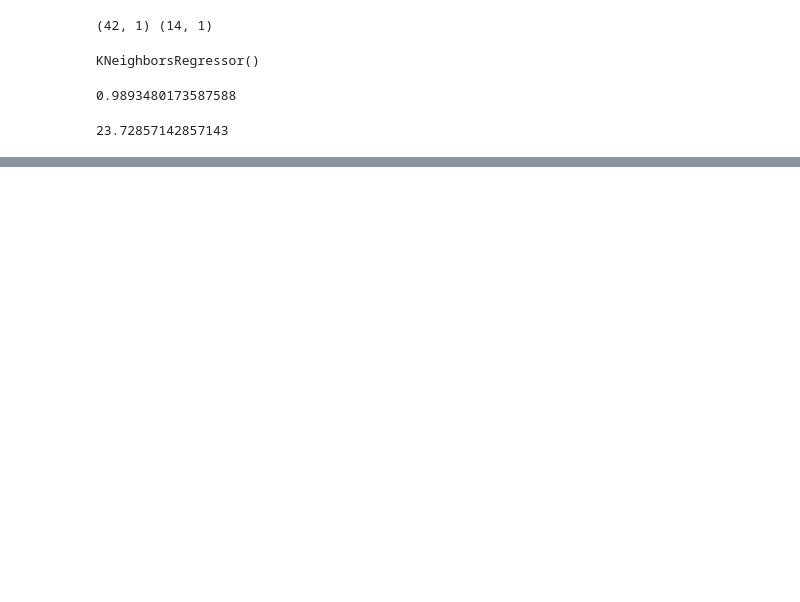
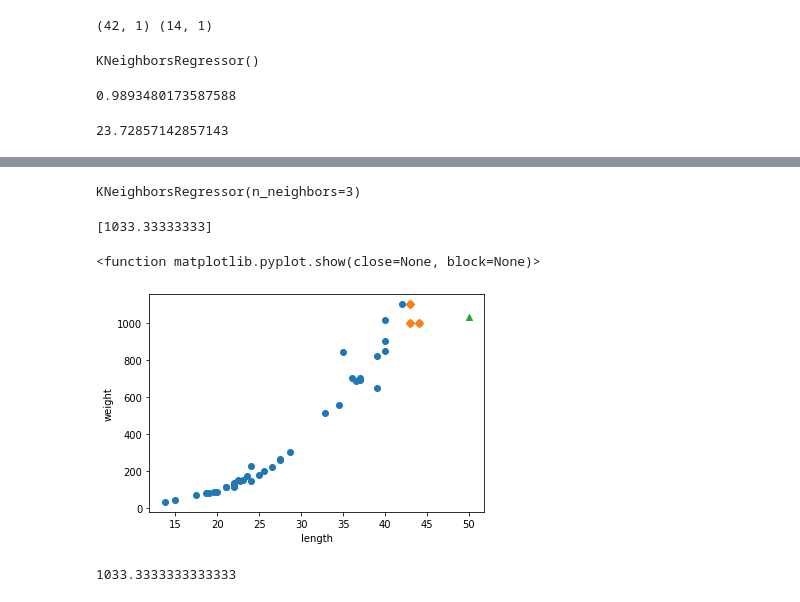
Before and after one commit to KoGJ95/machine_learning, a Jupyter notebook: Review(ch_1~3).ipynb, the cells around one changed output, grey strips where cells are left out. Saved outputs shown, nothing was run; the diff lists cells and outputs as text; code cells hidden in the pictures; blank space fills up the shorter version.

```diff
--- a/Review(ch_1~3).ipynb
+++ b/Review(ch_1~3).ipynb
@@ -475,0 +496,52 @@ print(knr.score(train_input, train_target))
+# %%
+from sklearn.model_selection import train_test_split
+
+#훈련세트와 테스트 세트로 나눕니다
+train_input, test_input, train_target, test_target = train_test_split(
+    perch_length, perch_weight, random_state = 42
+)
+# %%
+#훈련 세트와 테스트 세트를 2차원 배열로 바꿉니다.
+train_input = train_input.reshape(-1,1)
+test_input = test_input.reshape(-1, 1)
+# %%
+#최근접 이웃의 개수를 3으로 하는 모델 훈련
+from sklearn.neighbors import KNeighborsRegressor
+
+knr = KNeighborsRegressor(n_neighbors=3)
+
+#k-최근접 이웃 회귀모델을 훈련
+knr.fit(train_input, train_target)
+# %% [output]
+KNeighborsRegressor(n_neighbors=3)
+# %%
+#길이가 50cm인 농어의 무게 예측
+print(knr.predict([[50]]))
+# %% [output]
+[1033.33333333]
+# %%
+#이 농어를 최근접 이웃 산점도에 표시
+import matplotlib.pyplot as plt
+
+#50cm 농어의 이웃을 구하기
+distance, indexes = knr.kneighbors([[50]])
+
+#훈련세트의 산점도를 그리기
+plt.scatter(train_input, train_target)
+
+#훈련세트 중에서 이웃 샘플만 다시 그리기
+plt.scatter(train_input[indexes], train_target[indexes], marker = 'D')
+
+#50cm 농어 데이터
+plt.scatter(50, 1033, marker  ='^')
+plt.xlabel('length')
+plt.ylabel('weight')
+plt.show
+# %% [output]
+<function matplotlib.pyplot.show(close=None, block=None)>
+[figure, added]
+# %%
+#이웃 샘플의 타깃의 평균
+print(np.mean(train_target[indexes]))
+# %% [output]
+1033.3333333333333
```
Also changed, not shown: parts of 6 cells of this notebook.
